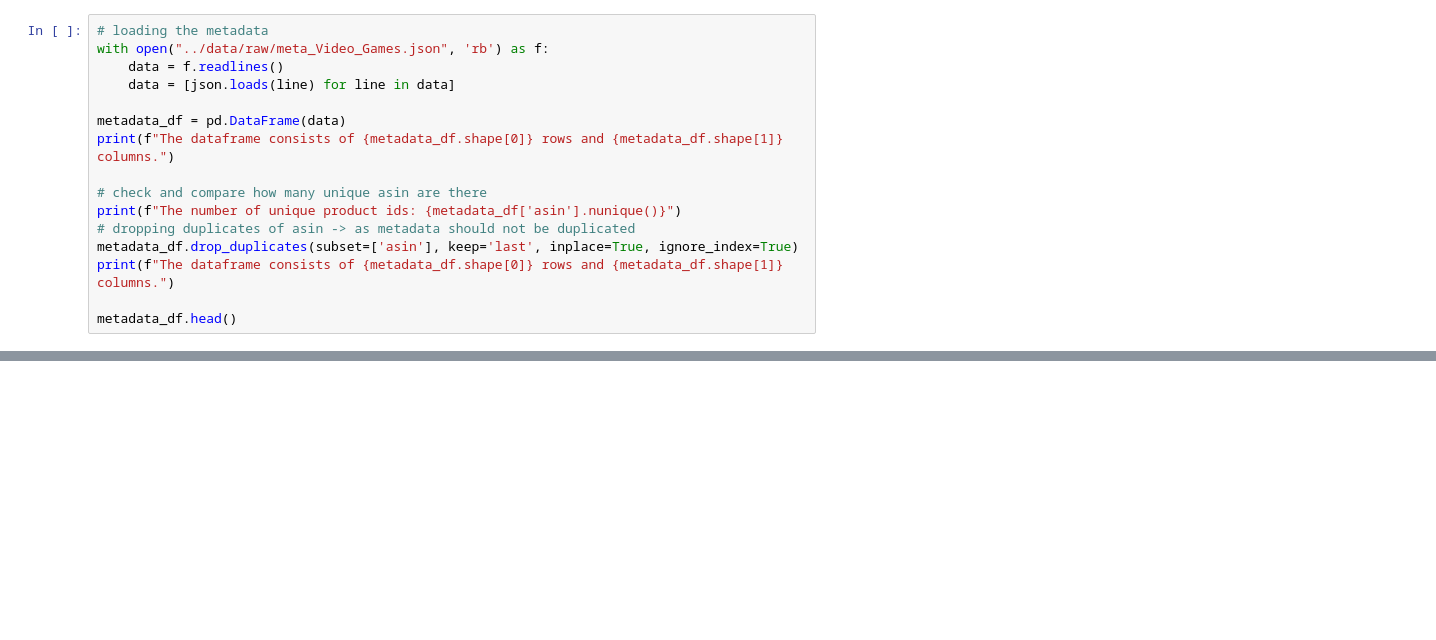
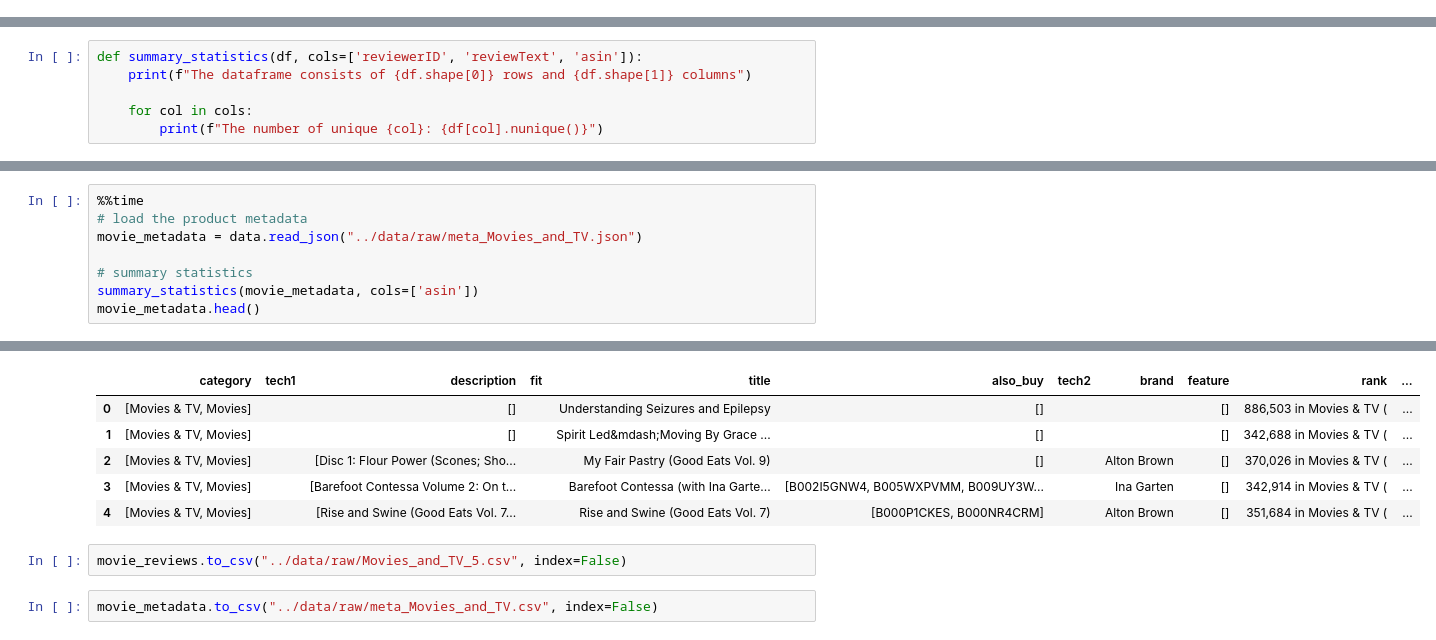
Before and after one commit to wtlow003/recommendation-systems, a Jupyter notebook: projects/product-reviews-recommender/notebooks/01-lwt-initial-exploratory-data-analysis.ipynb, the cells around one changed output, grey strips where cells are left out. Saved outputs shown, nothing was run; the diff lists cells and outputs as text; blank space fills up the shorter version.

```diff
--- a/projects/product-reviews-recommender/notebooks/01-lwt-initial-exploratory-data-analysis.ipynb
+++ b/projects/product-reviews-recommender/notebooks/01-lwt-initial-exploratory-data-analysis.ipynb
@@ -147,16 +0,0 @@ reviews_df.to_csv("../data/interim/reviews.csv")
-# %%
-# loading the metadata
-with open("../data/raw/meta_Video_Games.json", 'rb') as f:
-    data = f.readlines()
-    data = [json.loads(line) for line in data]
-
-metadata_df = pd.DataFrame(data)
-print(f"The dataframe consists of {metadata_df.shape[0]} rows and {metadata_df.shape[1]} columns.")
-
-# check and compare how many unique asin are there
-print(f"The number of unique product ids: {metadata_df['asin'].nunique()}")
-# dropping duplicates of asin -> as metadata should not be duplicated
-metadata_df.drop_duplicates(subset=['asin'], keep='last', inplace=True, ignore_index=True)
-print(f"The dataframe consists of {metadata_df.shape[0]} rows and {metadata_df.shape[1]} columns.")
-
-metadata_df.head()
@@ -398,0 +20,6 @@ plt.show()
+# %%
+def summary_statistics(df, cols=['reviewerID', 'reviewText', 'asin']):
+    print(f"The dataframe consists of {df.shape[0]} rows and {df.shape[1]} columns")
+
+    for col in cols:
+        print(f"The number of unique {col}: {df[col].nunique()}")
@@ -398,0 +49,9 @@ plt.show()
+# %%
+%%time
+# load the product metadata
+movie_metadata = data.read_json("../data/raw/meta_Movies_and_TV.json")
+
+# summary statistics
+summary_statistics(movie_metadata, cols=['asin'])
+movie_metadata.head()
+# %% [output]
@@ -398,0 +62,10 @@ plt.show()
+|  | category | tech1 | description | fit | title | also_buy | tech2 | brand | feature | rank | ... |
+| 0 | [Movies & TV, Movies] |  | [] |  | Understanding Seizures and Epilepsy | [] |  |  | [] | 886,503 in Movies & TV ( | ... |
+| 1 | [Movies & TV, Movies] |  | [] |  | Spirit Led&mdash;Moving By Grace ... | [] |  |  | [] | 342,688 in Movies & TV ( | ... |
+| 2 | [Movies & TV, Movies] |  | [Disc 1: Flour Power (Scones; Sho... |  | My Fair Pastry (Good Eats Vol. 9) | [] |  | Alton Brown | [] | 370,026 in Movies & TV ( | ... |
+| 3 | [Movies & TV, Movies] |  | [Barefoot Contessa Volume 2: On t... |  | Barefoot Contessa (with Ina Garte... | [B002I5GNW4, B005WXPVMM, B009UY3W... |  | Ina Garten | [] | 342,914 in Movies & TV ( | ... |
+| 4 | [Movies & TV, Movies] |  | [Rise and Swine (Good Eats Vol. 7... |  | Rise and Swine (Good Eats Vol. 7) | [B000P1CKES, B000NR4CRM] |  | Alton Brown | [] | 351,684 in Movies & TV ( | ... |
+# %%
+movie_reviews.to_csv("../data/raw/Movies_and_TV_5.csv", index=False)
+# %%
+movie_metadata.to_csv("../data/raw/meta_Movies_and_TV.csv", index=False)
```
Also changed, not shown: parts of 67 cells of this notebook.
